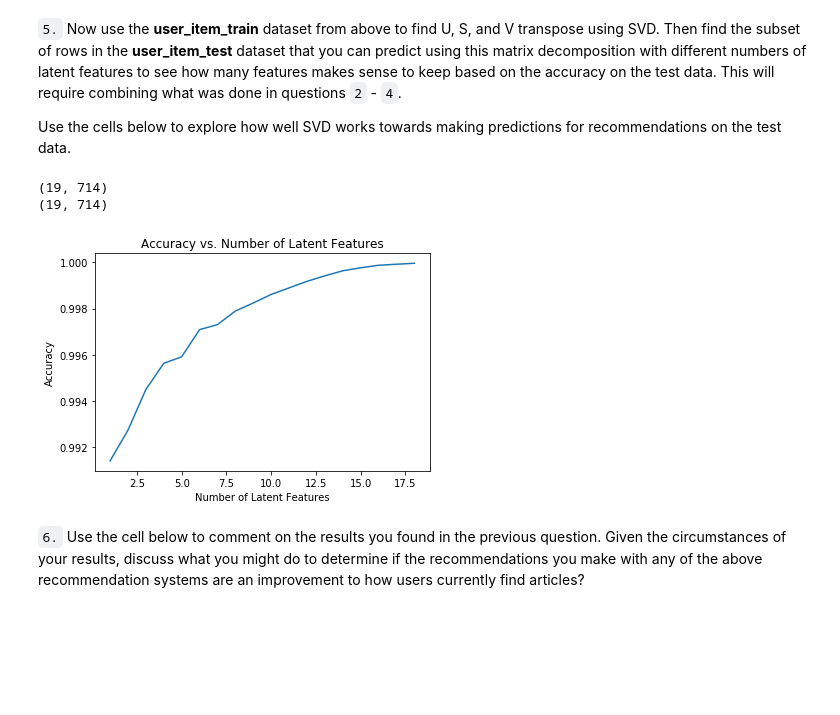
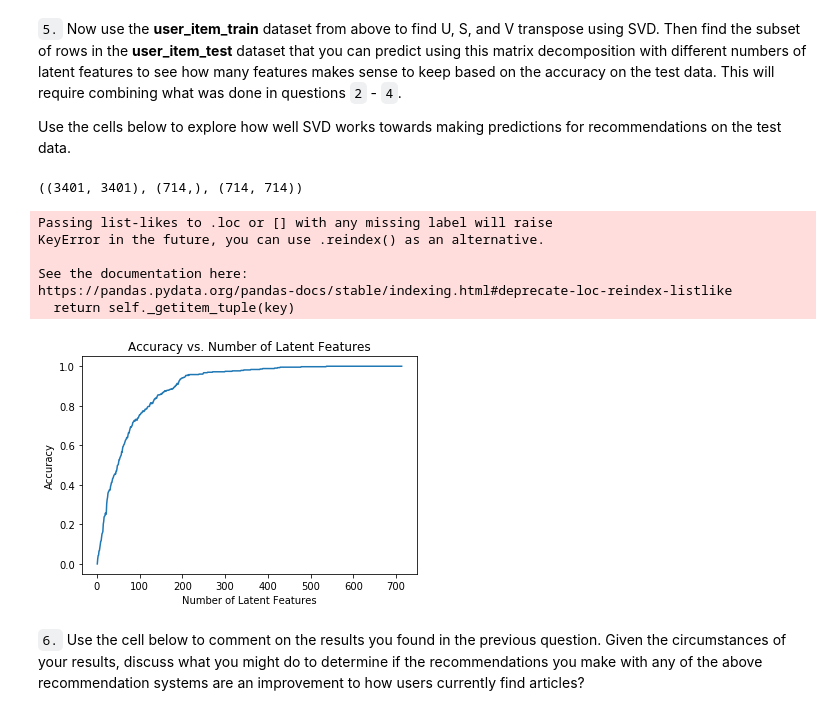
Before and after one commit to kgraghav/Recommendation-systems-udacity, a Jupyter notebook: Recommendations_with_IBM.ipynb, the cells around one changed output. Cells and saved outputs as stored; diff of their text form; code cells hidden in the pictures; blank space fills up the shorter version.

```diff
--- a/Recommendations_with_IBM.ipynb
+++ b/Recommendations_with_IBM.ipynb
@@ -881,51 +882,52 @@ Awesome job!  That's right!  All of the test movies are in the training data, bu
 `5.` Now use the **user_item_train** dataset from above to find U, S, and V transpose using SVD. Then find the subset of rows in the **user_item_test** dataset that you can predict using this matrix decomposition with different numbers of latent features to see how many features makes sense to keep based on the accuracy on the test data. This will require combining what was done in questions `2` - `4`.
 
 Use the cells below to explore how well SVD works towards making predictions for recommendations on the test data.
-# %%
-#Get unique users for train and test set
-user_set_train=set(lst.listcountel(user_item_train.index.tolist()).keys())
-user_set_test=set(lst.listcountel(user_item_test.index.tolist()).keys())
-
-# Find the common users
-user_list_comm=list(user_set_test.intersection(user_set_train))
-
-# Locate common user rows for train and test matrices and drop the duplicate rows
-user_item_train_comm=user_item_train.loc[user_list_comm,:].drop_duplicates()
-print(user_item_train_comm.shape)
-
-user_item_test_comm=user_item_test.loc[user_list_comm,:].drop_duplicates()
-print(user_item_test_comm.shape)
-# %% [output]
-(19, 714)
-(19, 714)
 # %%
 # fit SVD on the user_item_train matrix
-u_train, s_train, vt_train =  np.linalg.svd(user_item_train_comm, full_matrices=True,
-                            compute_uv=True)# fit svd similar to above then use the cells below
+u_train, s_train, vt_train =  np.linalg.svd(user_item_train
+                                            , full_matrices=True)# fit svd similar to above then use the cells below
+u_train.shape, s_train.shape, vt_train.shape
+# %% [output]
+((3401, 3401), (714,), (714, 714))
 # %%
 # Use these cells to see how well you can use the training
 # decomposition to predict on test data
-num_latent_feats = np.arange(1,u_train.shape[0])
+num_latent_feats = np.arange(1,714)
 sum_errs = []
 
 for k in num_latent_feats:
-    # restructure with k latent features
-    s_new, u_new, vt_new = np.diag(s_train[:k]), u_train[:, :k], vt_train[:k, :]
-    # take dot product
-    user_item_est = np.around(np.dot(np.dot(u_new, s_new), vt_new))
-    # compute error for each prediction to actual value
-    diffs = np.subtract(user_item_test_comm, user_item_est)
+    try:
+        # restructure with k latent features
+        s_new, u_new, vt_new = np.diag(s_train[:k]), u_train[:, :k], vt_train[:k, :]
+        # take dot product
+        user_item_est = np.around(np.dot(np.dot(u_new, s_new), vt_new))
+        user_item_est=pd.DataFrame(user_item_est,index=user_item_train.index,columns=user_item_train.columns)
+        # extract rows from "est." corresponding to users in user_item_test
+        user_item_est=user_item_est.loc[user_item_test.index,:]
 
-    # total errors and keep track of them
-    err = np.sum(np.sum(np.abs(diffs)))
-    sum_errs.append(err)
+        # compute error for each prediction to actual value
+        diffs = np.subtract(user_item_test, user_item_est)
 
-plt.plot(num_latent_feats, 1 - np.array(sum_errs)/df.shape[0]);
+        # total errors and keep track of them
+        err =np.sum(np.sum(np.abs(diffs)))
+        sum_errs.append(err)
+    except Exception as e:
+        print(k)
+        print (e)
+        break
+
+plt.plot(num_latent_feats, 1-sum_errs/np.nanmax(sum_errs));
 plt.xlabel('Number of Latent Features');
 plt.ylabel('Accuracy');
 plt.title('Accuracy vs. Number of Latent Features');
 # %% [output]
+Passing list-likes to .loc or [] with any missing label will raise
+KeyError in the future, you can use .reindex() as an alternative.
+
+See the documentation here:
+https://pandas.pydata.org/pandas-docs/stable/indexing.html#deprecate-loc-reindex-listlike
+  return self._getitem_tuple(key)
-[figure, old version]
+[figure, new version]
 # %% [markdown]
 `6.` Use the cell below to comment on the results you found in the previous question. Given the circumstances of your results, discuss what you might do to determine if the recommendations you make with any of the above recommendation systems are an improvement to how users currently find articles?
 # %% [markdown]
```
Also changed, not shown: parts of 3 cells of this notebook.
